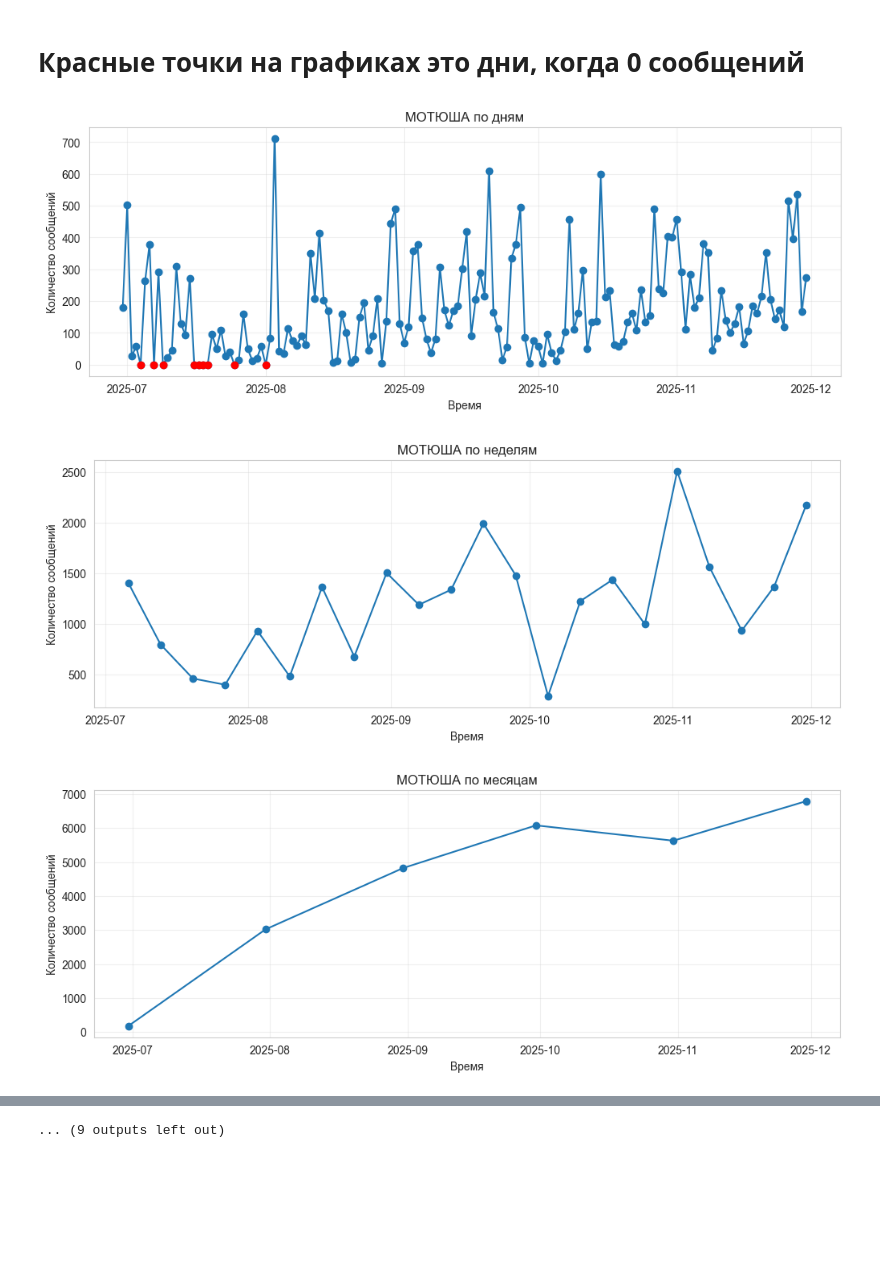
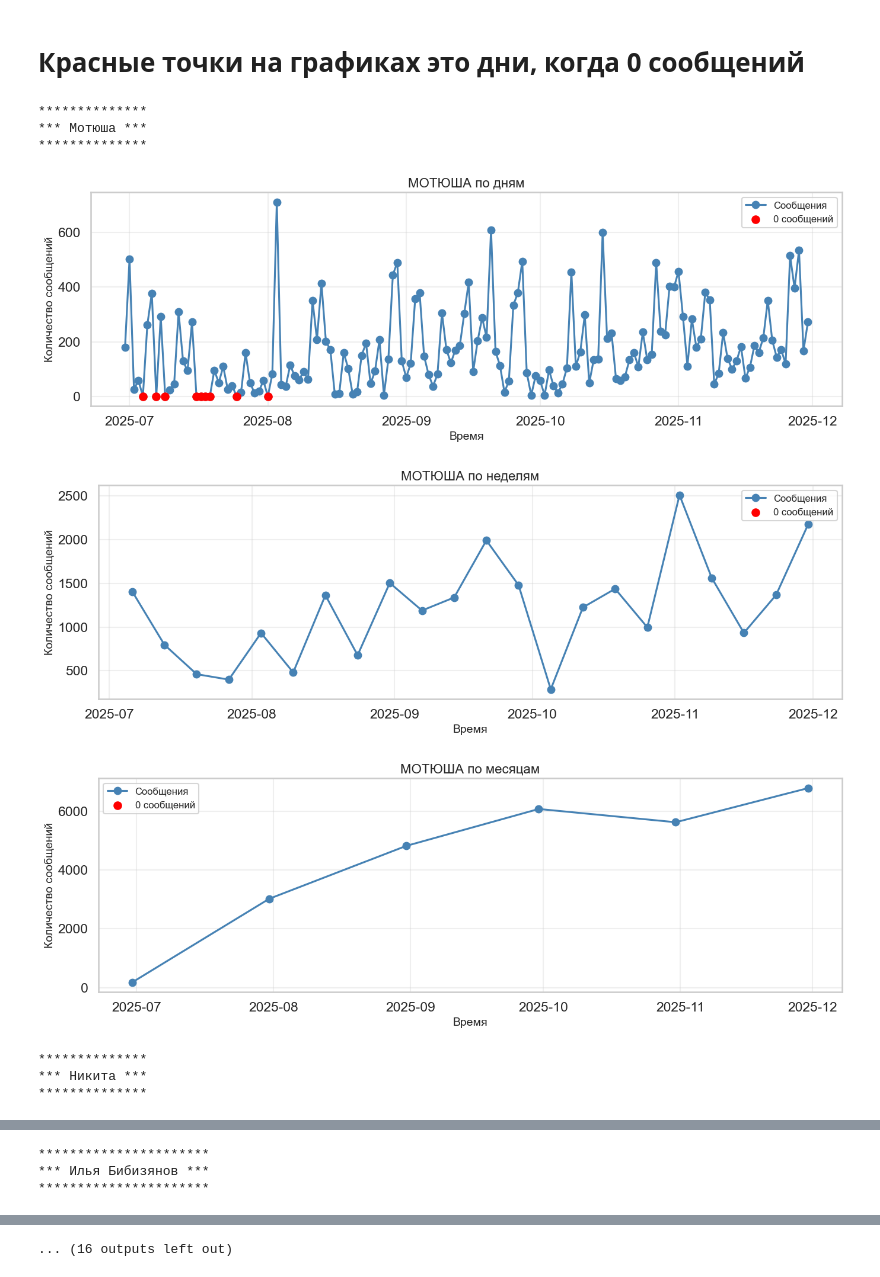
Before and after one commit to duckinzzz/fefu4, a Jupyter notebook: hiha_stats/activity_count.ipynb, the cells around one changed output, grey strips where cells are left out. Saved outputs shown, nothing was run; the diff lists cells and outputs as text; code cells hidden in the pictures; blank space fills up the shorter version.

Commit message:
hiha activity stats

```diff
--- a/hiha_stats/activity_count.ipynb
+++ b/hiha_stats/activity_count.ipynb
@@ -80,45 +99,47 @@ plot_user_share(df, 'ME', 'Доля сообщений по пользовате
 # %% [markdown]
 # Красные точки на графиках это дни, когда 0 сообщений
 # %%
-users = ['Мотюша', 'Никита', 'Илья Бибизянов', 'Няма Нямочкин', 'ТимохаПро', 'Анёна', 'паша']
+def plot_user_activity(df_user, freq, title):
+    sns.set_style("whitegrid")
+    sns.set_context("talk")
 
-
-# user = users[1]
-# df_user = df[df['from'] == user]
-# df_user = df[
-#     (df['from'] == user) &
-#     (df['date'] >= '2025-09-15') &
-#     (df['date'] <= '2025-11-15')
-#     ]
-
-
-def plot_user_activity(df_user, freq, title):
     counts = df_user.resample(freq, on='date').size()
 
-    plt.figure(figsize=(12, 4))
-    plt.title(title)
-    plt.ylabel('Количество сообщений')
-    plt.xlabel('Время')
-    plt.grid(True, alpha=0.3)
+    plt.figure(figsize=(14, 5))
+    plt.plot(counts.index, counts.values, marker='o', linestyle='-', color='steelblue', label='Сообщения')
 
-    plt.plot(counts.index, counts.values, marker='o', linestyle='-')
+    # точки с нулями красным
+    zero_mask = counts == 0
+    plt.scatter(counts.index[zero_mask], counts.values[zero_mask], color='red', zorder=5, label='0 сообщений')
 
-    # нули красным
-    zero_mask = counts == 0
-    plt.scatter(counts.index[zero_mask], counts.values[zero_mask], color='red', zorder=5)
-
+    plt.title(title, fontsize=16)
+    plt.xlabel('Время', fontsize=14)
+    plt.ylabel('Количество сообщений', fontsize=14)
+    plt.grid(alpha=0.3)
+    plt.legend(fontsize=12)
+    plt.tight_layout()
     plt.show()
 
 
+users = ['Мотюша', 'Никита', 'Илья Бибизянов', 'Няма Нямочкин', 'ТимохаПро', 'Анёна', 'паша']
+
 for user in users:
+    print('*' * (len(user) + 8))
+    print(f'*** {user} ***')
+    print('*' * (len(user) + 8))
+
     df_user = df[df['from'] == user]
 
     plot_user_activity(df_user, 'D', f'{user.upper()} по дням')
     plot_user_activity(df_user, 'W', f'{user.upper()} по неделям')
     plot_user_activity(df_user, 'ME', f'{user.upper()} по месяцам')
-
-    print('\n\n')
 # %% [output]
+**************
+*** Мотюша ***
+**************
-[figure, old version]
+[figure, new version]
-[figure, old version]
+[figure, new version]
-[figure, old version]
+[figure, new version]
+**************
+*** Никита ***
+**************
@@ -127,0 +149,3 @@ for user in users:
+**********************
+*** Илья Бибизянов ***
+**********************
@@ -134 +155 @@ for user in users:
-... (9 outputs left out)
+... (16 outputs left out)
```
Also changed, not shown: parts of 4 cells of this notebook.
